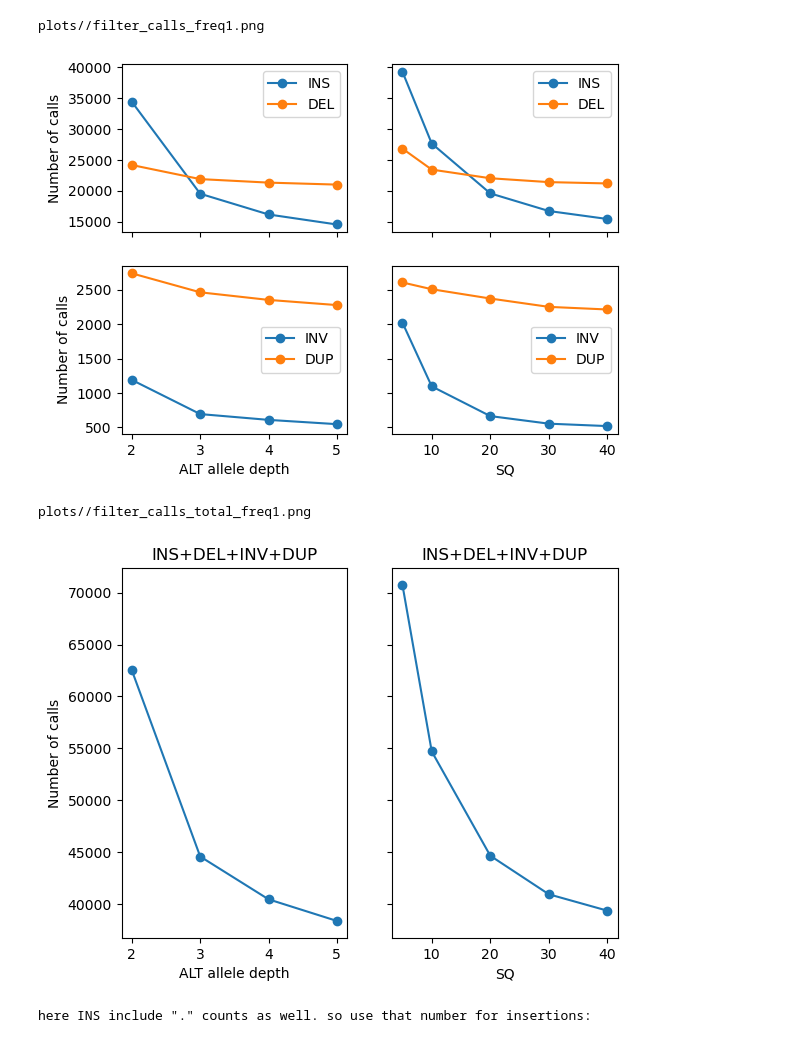
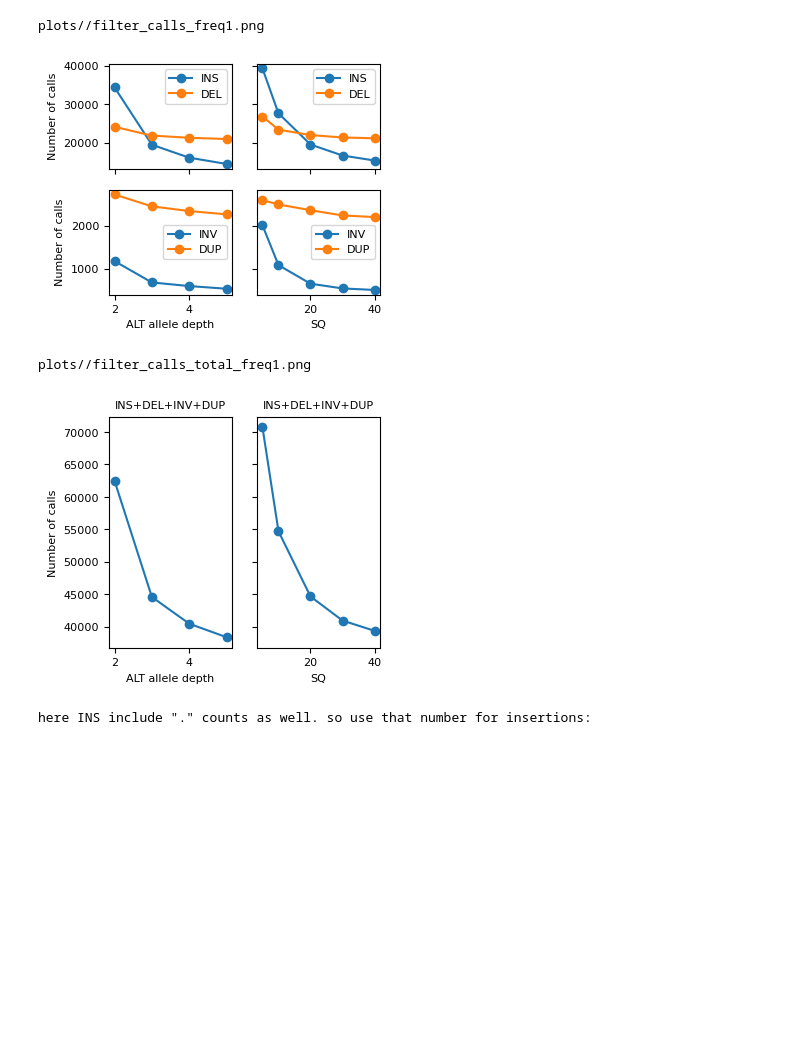
Before and after one commit to mldmort/Mortazavi25_ASD, a Jupyter notebook: SVs/plot_svs.ipynb, the cells around one changed output. Cells and saved outputs as stored; diff of their text form; code cells hidden in the pictures; blank space fills up the shorter version.

Commit message:
Correcting plots

```diff
--- a/SVs/plot_svs.ipynb
+++ b/SVs/plot_svs.ipynb
@@ -49,53 +49,61 @@ for q in qs:
     this_counts['INS'] = this_counts['INS'] + this_counts['.']
     sv_counts_q.append(this_counts)
 
 ###########################
-fig, axs = plt.subplots(nrows=2, ncols=2, sharey='row', sharex='col')
+FS = 8
+fig, axs = plt.subplots(nrows=2, ncols=2, sharey='row', sharex='col', figsize=(3.5, 3))
 svtypes_1 = ['INS', 'DEL']
 svtypes_2 = ['INV', 'DUP']
 for svtype in svtypes_1:
     axs[0, 0].plot(ads, [x[svtype] for x in sv_counts_ad], '-o', label=svtype)
 for svtype in svtypes_1:
     axs[0, 1].plot(qs, [x[svtype] for x in sv_counts_q], '-o', label=svtype)
 for svtype in svtypes_2:
     axs[1, 0].plot(ads, [x[svtype] for x in sv_counts_ad], '-o', label=svtype)
 for svtype in svtypes_2:
     axs[1, 1].plot(qs, [x[svtype] for x in sv_counts_q], '-o', label=svtype)
 
-axs[1, 0].set_xlabel('ALT allele depth')
-axs[1, 1].set_xlabel('SQ')
-axs[0, 0].set_ylabel('Number of calls')
-axs[1, 0].set_ylabel('Number of calls')
-axs[0, 0].legend()
-axs[0, 1].legend()
-axs[1, 0].legend()
-axs[1, 1].legend()
+axs[1, 0].set_xlabel('ALT allele depth', fontsize=FS)
+axs[1, 1].set_xlabel('SQ', fontsize=FS)
+axs[0, 0].set_ylabel('Number of calls', fontsize=FS)
+axs[1, 0].set_ylabel('Number of calls', fontsize=FS)
+axs[0, 0].legend(fontsize=FS)
+axs[0, 1].legend(fontsize=FS)
+axs[1, 0].legend(fontsize=FS)
+axs[1, 1].legend(fontsize=FS)
+axs[0, 0].set_yticklabels([int(x) for x in axs[0, 0].get_yticks()], fontsize=FS)
+axs[1, 0].set_yticklabels([int(x) for x in axs[1, 0].get_yticks()], fontsize=FS)
+axs[1, 1].set_xticklabels([int(x) for x in axs[1, 1].get_xticks()], fontsize=FS)
+axs[1, 0].set_xticklabels([int(x) for x in axs[1, 0].get_xticks()], fontsize=FS)
 
 fig_name = f'{dir_out}/filter_calls_freq{freq_thr}.png'
 print(fig_name)
-plt.savefig(fig_name, bbox_inches='tight')
+plt.savefig(fig_name, bbox_inches='tight', dpi=1200)
 plt.show()
 plt.close()
 
 svtypes = ['INS', 'DEL', 'INV', 'DUP']
-fig, (ax1, ax2) = plt.subplots(nrows=1, ncols=2, sharey=True)
+fig, (ax1, ax2) = plt.subplots(nrows=1, ncols=2, sharey=True, figsize=(3.5, 3))
 ax1.plot(ads, [x[svtypes].sum() for x in sv_counts_ad], '-o')
 ax2.plot(qs, [x[svtypes].sum() for x in sv_counts_q], '-o')
-ax1.set_xlabel('ALT allele depth')
-ax2.set_xlabel('SQ')
-ax1.set_ylabel('Number of calls')
-ax1.set_title('+'.join(svtypes))
-ax2.set_title('+'.join(svtypes))
+ax1.set_xlabel('ALT allele depth', fontsize=FS)
+ax2.set_xlabel('SQ', fontsize=FS)
+ax1.set_ylabel('Number of calls', fontsize=FS)
+ax1.set_title('+'.join(svtypes), fontsize=FS)
+ax2.set_title('+'.join(svtypes), fontsize=FS)
+ax1.set_yticklabels([int(x) for x in ax1.get_yticks()], fontsize=FS)
+ax1.set_xticklabels([int(x) for x in ax1.get_xticks()], fontsize=FS)
+ax2.set_xticklabels([int(x) for x in ax2.get_xticks()], fontsize=FS)
 fig_name = f'{dir_out}/filter_calls_total_freq{freq_thr}.png'
 print(fig_name)
-plt.savefig(fig_name, bbox_inches='tight')
+plt.savefig(fig_name, bbox_inches='tight', dpi=1200)
 plt.show()
 plt.close()
 # %% [output]
 plots//filter_calls_freq1.png
-[figure, old version]
+[figure, new version]
 plots//filter_calls_total_freq1.png
-[figure, old version]
+[figure, new version]
 # %%
 def venn_(set1only, set2only, set1and2, labels_list, fig_name, title, FS=8):
     plt.figure(figsize=(2, 2))
```
Also changed, not shown: parts of 2 cells of this notebook, 11 other files.
